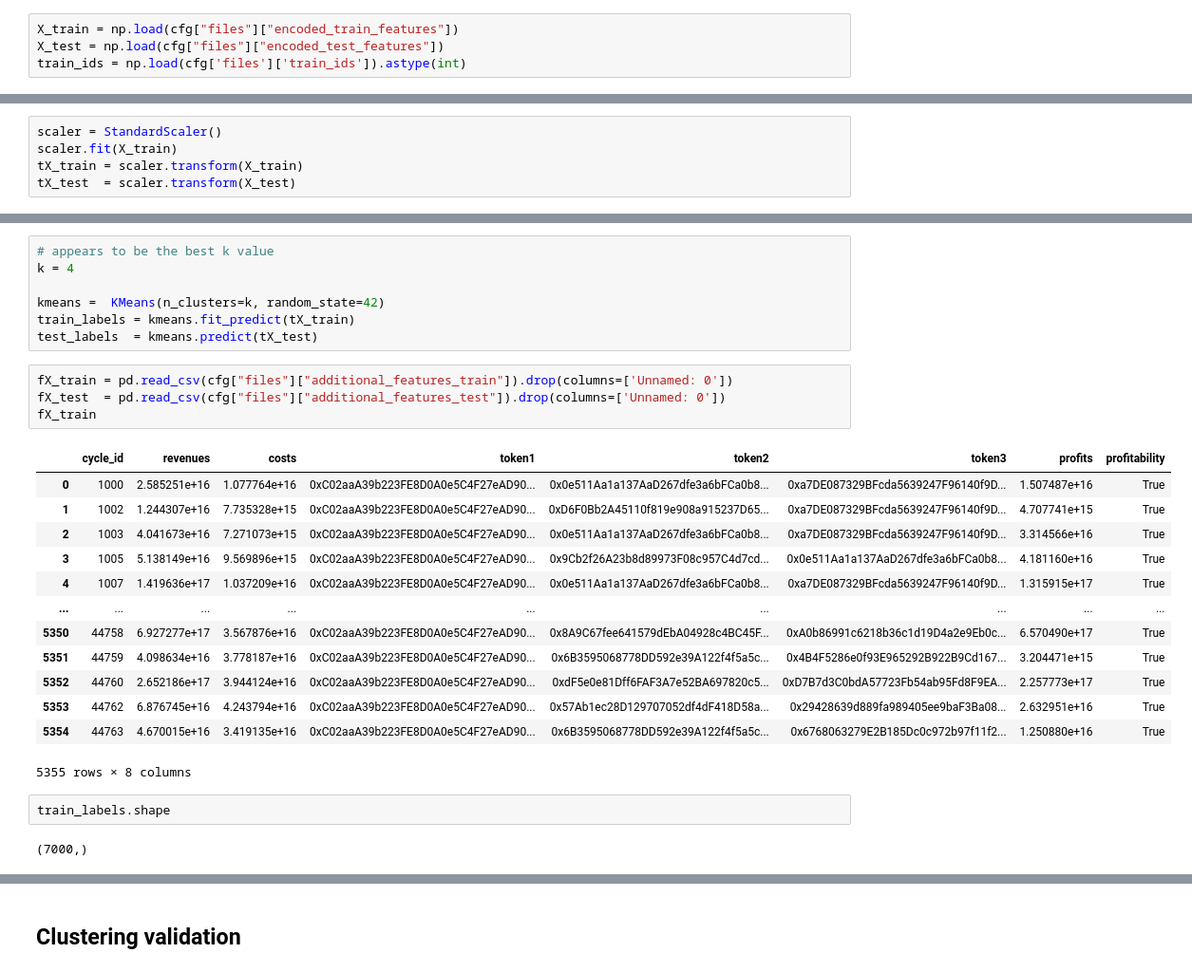
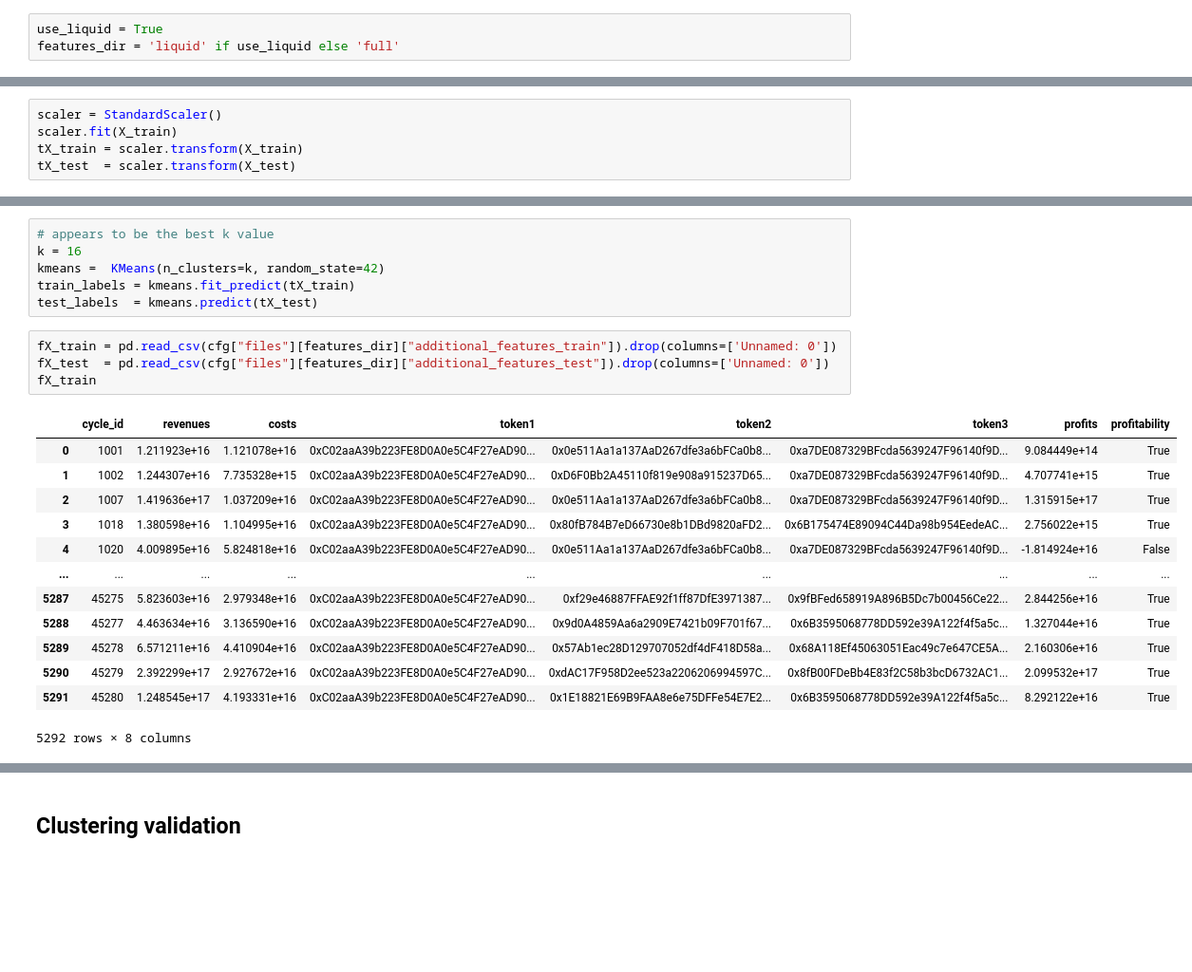
Before and after one commit to giordano-lucas/dex-cyclic-arbitrage, a Jupyter notebook: models/Kmeans.ipynb, the cells around one changed output, grey strips where cells are left out. Shown at 95% size. Drawn from its saved outputs; the diff is of its cells as text; blank space fills up the shorter version.

```diff
--- a/models/Kmeans.ipynb
+++ b/models/Kmeans.ipynb
@@ -15,6 +15,5 @@ import plotly.express as px
 from plotly.subplots import make_subplots
 import plotly.graph_objects as go
 # %%
-X_train = np.load(cfg["files"]["encoded_train_features"])
-X_test = np.load(cfg["files"]["encoded_test_features"])
-train_ids = np.load(cfg['files']['train_ids']).astype(int)
+use_liquid = True
+features_dir = 'liquid' if use_liquid else 'full'
@@ -117,32 +115,27 @@ plt.show()
 # %%
 # appears to be the best k value
-k = 4
-
+k = 16
 kmeans =  KMeans(n_clusters=k, random_state=42)
 train_labels = kmeans.fit_predict(tX_train)
 test_labels  = kmeans.predict(tX_test)
 # %%
-fX_train = pd.read_csv(cfg["files"]["additional_features_train"]).drop(columns=['Unnamed: 0'])
-fX_test  = pd.read_csv(cfg["files"]["additional_features_test"]).drop(columns=['Unnamed: 0'])
+fX_train = pd.read_csv(cfg["files"][features_dir]["additional_features_train"]).drop(columns=['Unnamed: 0'])
+fX_test  = pd.read_csv(cfg["files"][features_dir]["additional_features_test"]).drop(columns=['Unnamed: 0'])
 fX_train
 # %% [output]
 |  | cycle_id | revenues | costs | token1 | token2 | token3 | profits | profitability |
-| 0 | 1000 | 2.585251e+16 | 1.077764e+16 | 0xC02aaA39b223FE8D0A0e5C4F27eAD90... | 0x0e511Aa1a137AaD267dfe3a6bFCa0b8... | 0xa7DE087329BFcda5639247F96140f9D... | 1.507487e+16 | True |
+| 0 | 1001 | 1.211923e+16 | 1.121078e+16 | 0xC02aaA39b223FE8D0A0e5C4F27eAD90... | 0x0e511Aa1a137AaD267dfe3a6bFCa0b8... | 0xa7DE087329BFcda5639247F96140f9D... | 9.084449e+14 | True |
 | 1 | 1002 | 1.244307e+16 | 7.735328e+15 | 0xC02aaA39b223FE8D0A0e5C4F27eAD90... | 0xD6F0Bb2A45110f819e908a915237D65... | 0xa7DE087329BFcda5639247F96140f9D... | 4.707741e+15 | True |
-| 2 | 1003 | 4.041673e+16 | 7.271073e+15 | 0xC02aaA39b223FE8D0A0e5C4F27eAD90... | 0x0e511Aa1a137AaD267dfe3a6bFCa0b8... | 0xa7DE087329BFcda5639247F96140f9D... | 3.314566e+16 | True |
-| 3 | 1005 | 5.138149e+16 | 9.569896e+15 | 0xC02aaA39b223FE8D0A0e5C4F27eAD90... | 0x9Cb2f26A23b8d89973F08c957C4d7cd... | 0x0e511Aa1a137AaD267dfe3a6bFCa0b8... | 4.181160e+16 | True |
-| 4 | 1007 | 1.419636e+17 | 1.037209e+16 | 0xC02aaA39b223FE8D0A0e5C4F27eAD90... | 0x0e511Aa1a137AaD267dfe3a6bFCa0b8... | 0xa7DE087329BFcda5639247F96140f9D... | 1.315915e+17 | True |
+| 2 | 1007 | 1.419636e+17 | 1.037209e+16 | 0xC02aaA39b223FE8D0A0e5C4F27eAD90... | 0x0e511Aa1a137AaD267dfe3a6bFCa0b8... | 0xa7DE087329BFcda5639247F96140f9D... | 1.315915e+17 | True |
+| 3 | 1018 | 1.380598e+16 | 1.104995e+16 | 0xC02aaA39b223FE8D0A0e5C4F27eAD90... | 0x80fB784B7eD66730e8b1DBd9820aFD2... | 0x6B175474E89094C44Da98b954EedeAC... | 2.756022e+15 | True |
+| 4 | 1020 | 4.009895e+16 | 5.824818e+16 | 0xC02aaA39b223FE8D0A0e5C4F27eAD90... | 0x0e511Aa1a137AaD267dfe3a6bFCa0b8... | 0xa7DE087329BFcda5639247F96140f9D... | -1.814924e+16 | False |
 | ... | ... | ... | ... | ... | ... | ... | ... | ... |
-| 5350 | 44758 | 6.927277e+17 | 3.567876e+16 | 0xC02aaA39b223FE8D0A0e5C4F27eAD90... | 0x8A9C67fee641579dEbA04928c4BC45F... | 0xA0b86991c6218b36c1d19D4a2e9Eb0c... | 6.570490e+17 | True |
-| 5351 | 44759 | 4.098634e+16 | 3.778187e+16 | 0xC02aaA39b223FE8D0A0e5C4F27eAD90... | 0x6B3595068778DD592e39A122f4f5a5c... | 0x4B4F5286e0f93E965292B922B9Cd167... | 3.204471e+15 | True |
-| 5352 | 44760 | 2.652186e+17 | 3.944124e+16 | 0xC02aaA39b223FE8D0A0e5C4F27eAD90... | 0xdF5e0e81Dff6FAF3A7e52BA697820c5... | 0xD7B7d3C0bdA57723Fb54ab95Fd8F9EA... | 2.257773e+17 | True |
-| 5353 | 44762 | 6.876745e+16 | 4.243794e+16 | 0xC02aaA39b223FE8D0A0e5C4F27eAD90... | 0x57Ab1ec28D129707052df4dF418D58a... | 0x29428639d889fa989405ee9baF3Ba08... | 2.632951e+16 | True |
-| 5354 | 44763 | 4.670015e+16 | 3.419135e+16 | 0xC02aaA39b223FE8D0A0e5C4F27eAD90... | 0x6B3595068778DD592e39A122f4f5a5c... | 0x6768063279E2B185Dc0c972b97f11f2... | 1.250880e+16 | True |
+| 5287 | 45275 | 5.823603e+16 | 2.979348e+16 | 0xC02aaA39b223FE8D0A0e5C4F27eAD90... | 0xf29e46887FFAE92f1ff87DfE3971387... | 0x9fBFed658919A896B5Dc7b00456Ce22... | 2.844256e+16 | True |
+| 5288 | 45277 | 4.463634e+16 | 3.136590e+16 | 0xC02aaA39b223FE8D0A0e5C4F27eAD90... | 0x9d0A4859Aa6a2909E7421b09F701f67... | 0x6B3595068778DD592e39A122f4f5a5c... | 1.327044e+16 | True |
+| 5289 | 45278 | 6.571211e+16 | 4.410904e+16 | 0xC02aaA39b223FE8D0A0e5C4F27eAD90... | 0x57Ab1ec28D129707052df4dF418D58a... | 0x68A118Ef45063051Eac49c7e647CE5A... | 2.160306e+16 | True |
+| 5290 | 45279 | 2.392299e+17 | 2.927672e+16 | 0xC02aaA39b223FE8D0A0e5C4F27eAD90... | 0xdAC17F958D2ee523a2206206994597C... | 0x8fB00FDeBb4E83f2C58b3bcD6732AC1... | 2.099532e+17 | True |
+| 5291 | 45280 | 1.248545e+17 | 4.193331e+16 | 0xC02aaA39b223FE8D0A0e5C4F27eAD90... | 0x1E18821E69B9FAA8e6e75DFFe54E7E2... | 0x6B3595068778DD592e39A122f4f5a5c... | 8.292122e+16 | True |
-5355 rows × 8 columns
+5292 rows × 8 columns
-# %%
-train_labels.shape
-# %% [output]
-(7000,)
 # %%
 fX_train['cluster'] = train_labels
 fX_train.cluster = fX_train.cluster.apply(str) # make plot look nicer
```
Also changed, not shown: parts of 11 cells of this notebook, 7 other files.
